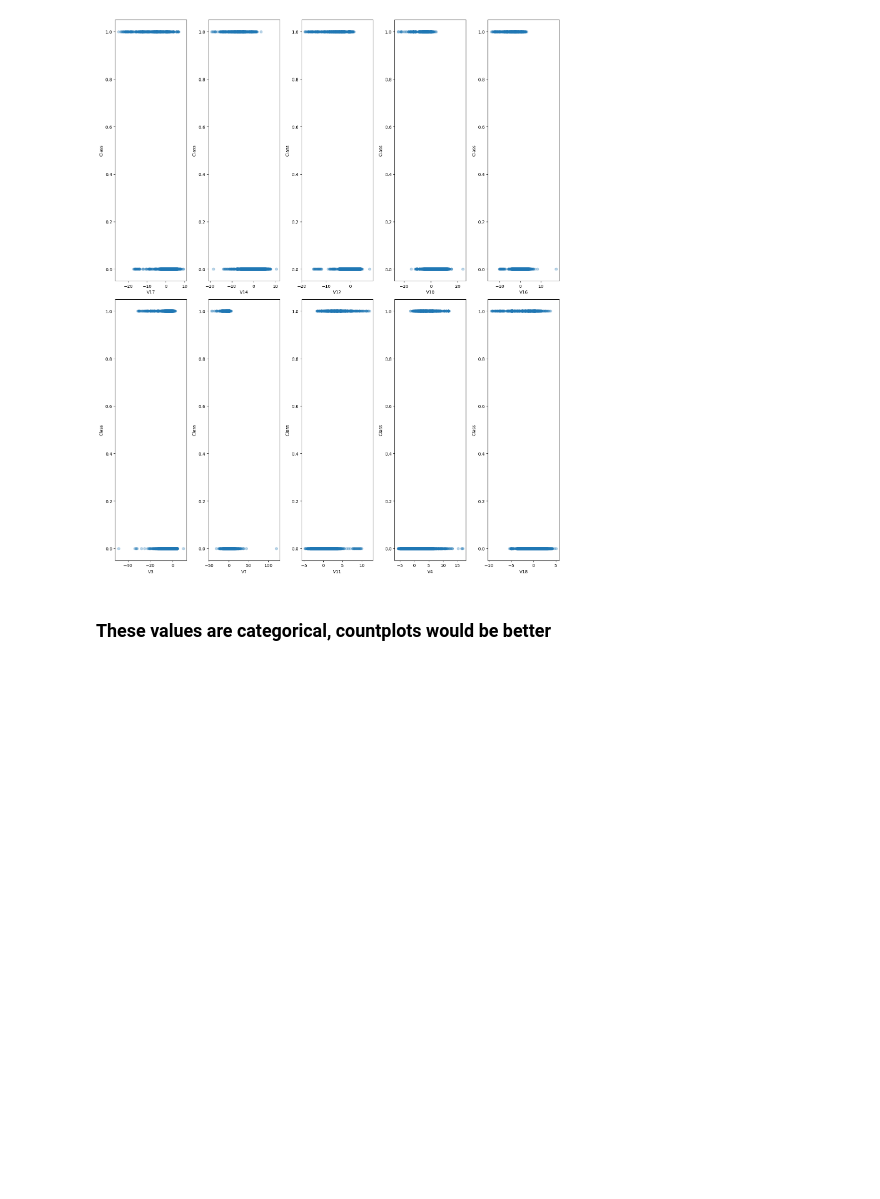
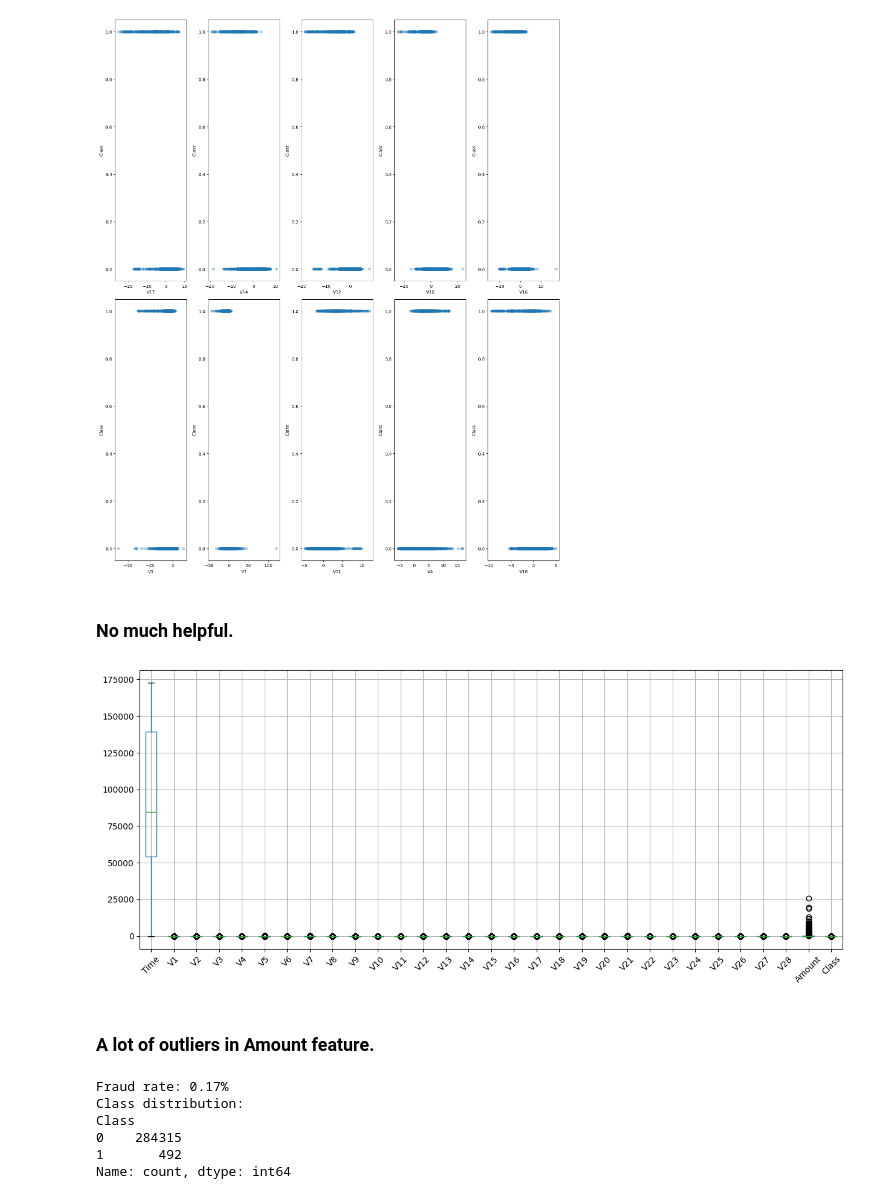
Before and after one commit to Janhvesh-Patil/RiskLens-AI, a Jupyter notebook: backend/TransactionFraudDetector.ipynb, the cells around one changed output. Cells and saved outputs as stored; diff of their text form; code cells hidden in the pictures; blank space fills up the shorter version.

Commit message:
Visualizations made to gain insights in the data

```diff
--- a/backend/TransactionFraudDetector.ipynb
+++ b/backend/TransactionFraudDetector.ipynb
@@ -155,5 +155,3 @@ plt.tight_layout()
 plt.show()
 # %% [output]
 [figure]
-# %% [markdown]
-### These values are categorical, countplots would be better
@@ -168,0 +158,22 @@ plt.show()
+# %% [markdown]
+### No much helpful.
+# %%
+# Boxplots for outlier detection
+plt.figure(figsize=(15,6))
+df.boxplot()
+plt.xticks(rotation=45)
+plt.show()
+# %% [output]
+[figure, added]
+# %% [markdown]
+### A lot of outliers in Amount feature.
+# %%
+print(f"Fraud rate: {df["Class"].mean():.2%}")
+print(f"Class distribution:\n{df["Class"].value_counts()}")
+# %% [output]
+Fraud rate: 0.17%
+Class distribution:
+Class
+0    284315
+1       492
+Name: count, dtype: int64
```
Also changed, not shown: parts of 4 cells of this notebook.
